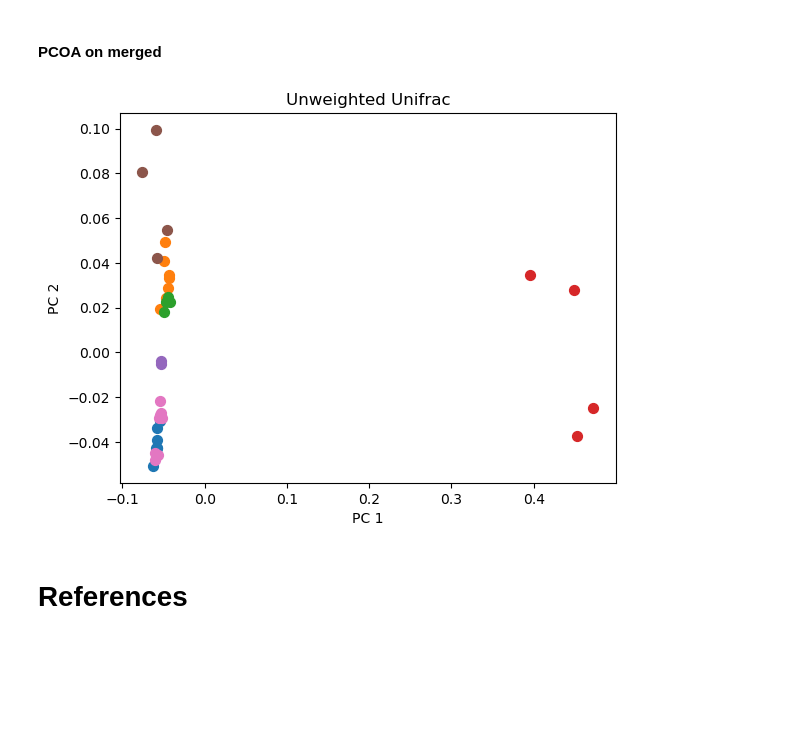
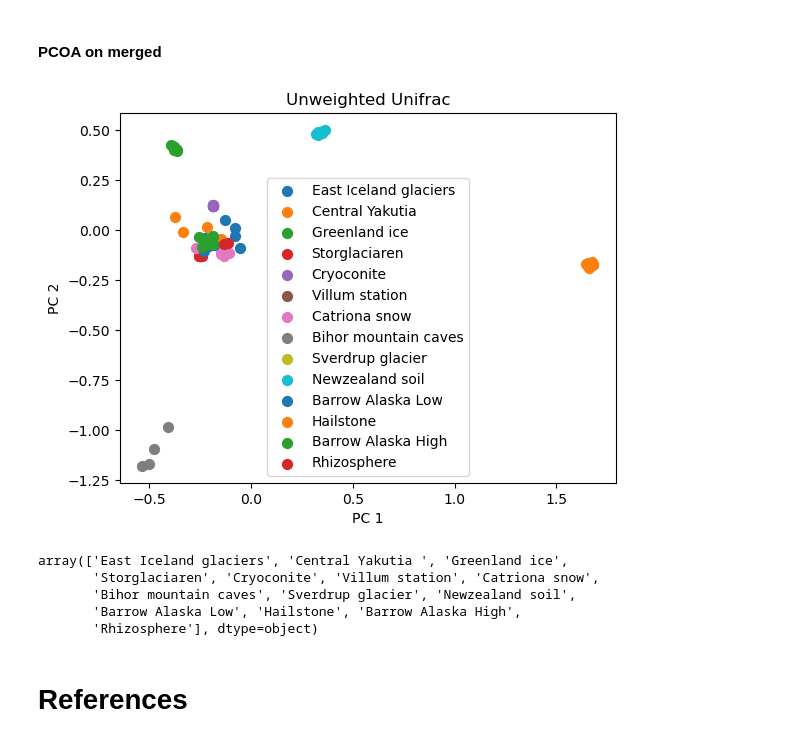
Before and after one commit to SJ-31/Cryosphere-ICCS261, a Jupyter notebook: main.ipynb, the cells around one changed output. Saved outputs shown, nothing was run; the diff lists cells and outputs as text; code cells hidden in the pictures; blank space fills up the shorter version.

```diff
--- a/main.ipynb
+++ b/main.ipynb
@@ -272,11 +273,3 @@ Artifact.load('results/3-Classified/Yakutia-BLAST_TopHits.qza')
 222 rows × 2 columns
 # %% [markdown]
 # Phylogenetic reconstruction
-# %%
-phy = Artifact.load('/home/sc31/BIO/qiimetests/results/6-RootedTrees/Jelly-IQTREE_RootedTree.qza').view(TreeNode)
-phyT = Phylo.read(StringIO(phy.__str__()), "newick")
-phyT.ladderize()
-fig, axp = plt.subplots()
-fig.set_size_inches(50, 50)
-plt.rc('font', size=5)
-Phylo.draw(phyT, axes=axp)
@@ -296,27 +294,29 @@ Phylogenetic metrics take into account similarity based on evolutionary relation
 def plot_pcoa(pcoa_data: pd.DataFrame, title: str,
                 highlight: str):
     fig, ax = plt.subplots()
-    classes = pcoa_data[highlight]
-    for c in set(classes):
+    classes = pcoa_data[highlight].unique()
+    for c in classes:
         one_class = pcoa_data[pcoa_data[highlight] == c]
         ax.scatter(one_class.iloc[:, 0], one_class.iloc[:, 1], s=50)
     ax.set_xlabel('PC 1')
     ax.set_ylabel('PC 2')
+    ax.legend(classes)
     ax.set_title(title)
     plt.show()
 # %% [markdown]
 #### PCOA on merged
-# %%
-# Load all pcoa artifacts into dataframes and merge with metadata
-pcoaBC = Artifact.load('results/8-Analysis/Merged/Merged-PCOA_B_braycurtis.qza').view(Metadata).to_dataframe().merge(metadata, left_index=True, right_on='sample-id')
-pcoaJ = Artifact.load('results/8-Analysis/Merged/Merged-PCOA_B_jaccard.qza').view(Metadata).to_dataframe().merge(metadata, left_index=True, right_on='sample-id')
-pcoaUU = Artifact.load('results/8-Analysis/Merged/Merged-PCOA_BPhylo_unweighted_unifrac.qza').view(Metadata).to_dataframe().merge(metadata, left_index=True, right_on='sample-id')
-pcoaNU = Artifact.load('results/8-Analysis/Merged/Merged-PCOA_BPhylo_weighted_normalized_unifrac.qza').view(Metadata).to_dataframe().merge(metadata, left_index=True, right_on='sample-id')
-pcoaWU = Artifact.load('results/8-Analysis/Merged/Merged-PCOA_BPhylo_weighted_unifrac.qza').view(Metadata).to_dataframe().merge(metadata, left_index=True, right_on='sample-id')
-
-plot_pcoa(pcoaNU, 'Unweighted Unifrac', 'Location')
-# %% [output]
-[figure, removed]
+# %%
+# Load all pcoa artifacts into dataframes and merge with metadata
+import all_artifacts
+plot_pcoa(pcoaWU, 'Unweighted Unifrac', 'Location')
+pcoaWU['Location'].unique()
+# %% [output]
+[figure, added]
+array(['East Iceland glaciers', 'Central Yakutia ', 'Greenland ice',
+       'Storglaciaren', 'Cryoconite', 'Villum station', 'Catriona snow',
+       'Bihor mountain caves', 'Sverdrup glacier', 'Newzealand soil',
+       'Barrow Alaska Low', 'Hailstone', 'Barrow Alaska High',
+       'Rhizosphere'], dtype=object)
 # %% [markdown]
 # References
 # %% [markdown]
```
Also changed, not shown: parts of 3 cells of this notebook, 5 other files.
